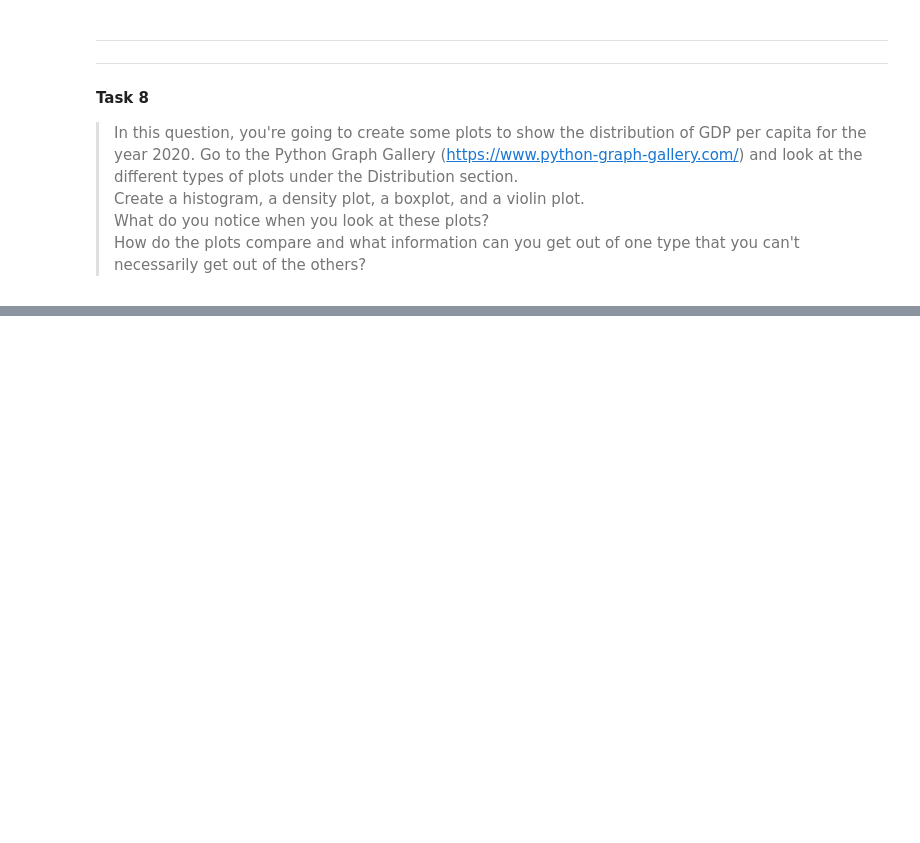
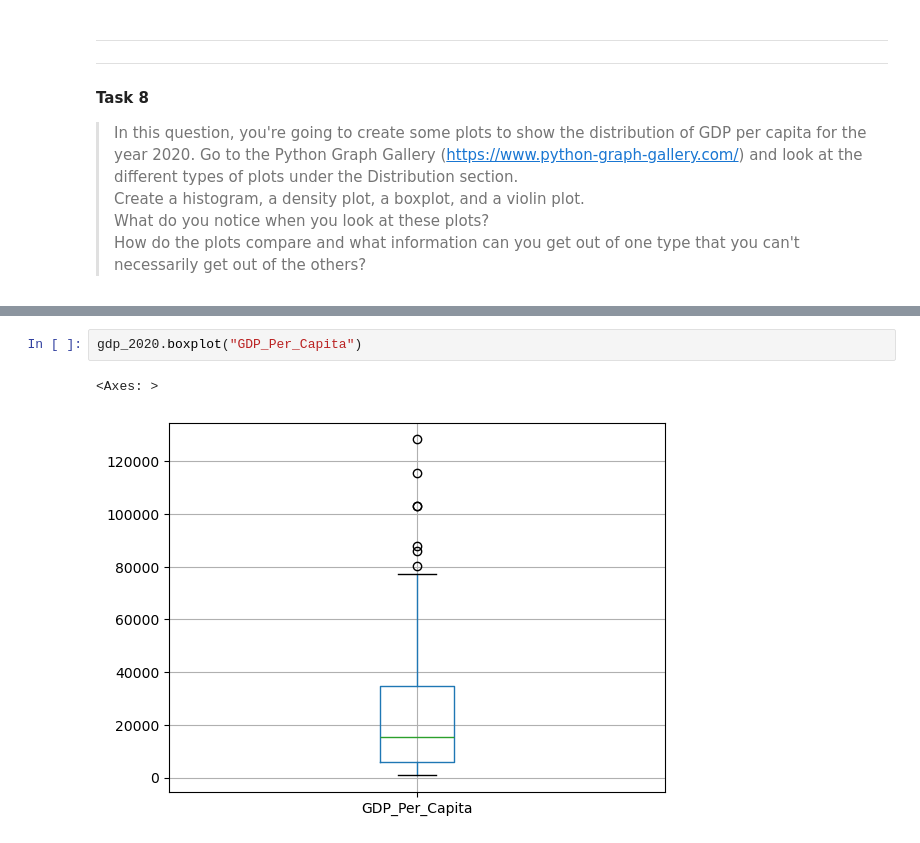
Before and after one commit to NSS-Full-Time-Data-Analytics-16/un-project-william-benjamin, a Jupyter notebook: notebooks/united-nations.ipynb, the cells around one changed output, grey strips where cells are left out. Drawn from its saved outputs; the diff is of its cells as text; blank space fills up the shorter version.

```diff
--- a/notebooks/united-nations.ipynb
+++ b/notebooks/united-nations.ipynb
@@ -107,0 +159,5 @@ count_years[34 == count_years['Year Count']]
+# %%
+gdp_2020.boxplot("GDP_Per_Capita")
+# %% [output]
+<Axes: >
+[figure, added]
```
Also changed, not shown: parts of 12 cells of this notebook.
